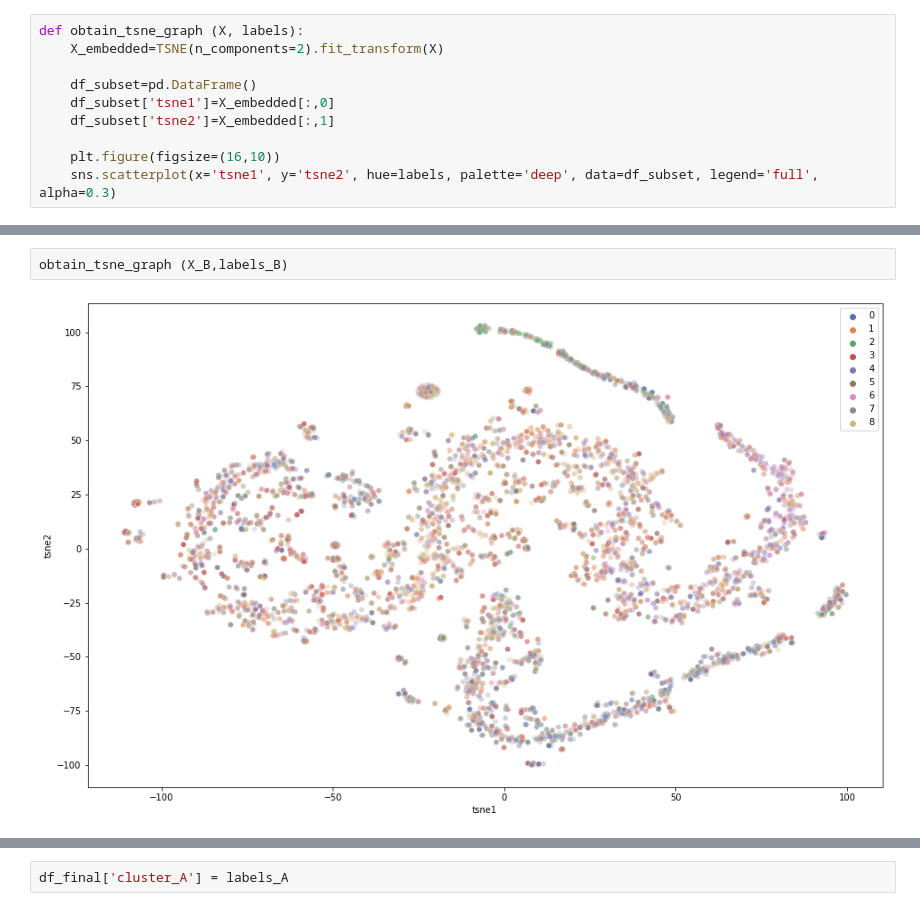
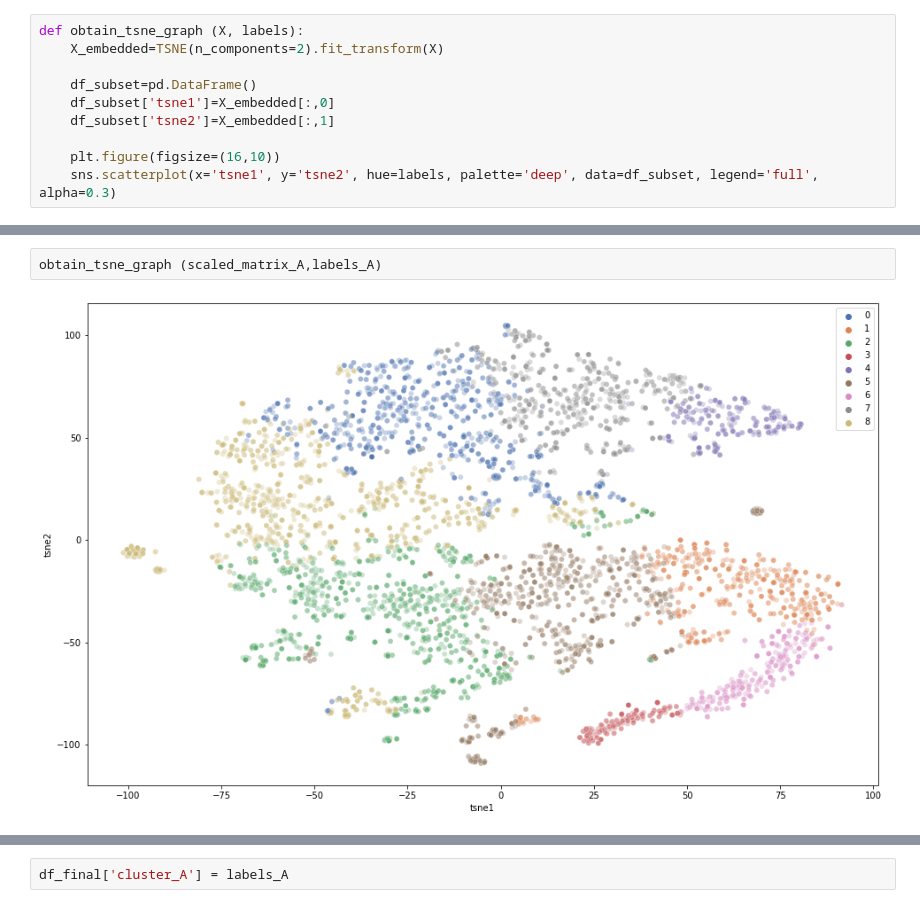
Before and after one commit to mbrull153/EDA-nlp-tfm, a Jupyter notebook: models_bueno-Copy1.ipynb, the cells around one changed output, grey strips where cells are left out. Cells and saved outputs as stored; diff of their text form.

```diff
--- a/models_bueno-Copy1.ipynb
+++ b/models_bueno-Copy1.ipynb
@@ -464,4 +482,4 @@ obtain_tsne_graph (X_A,labels_A)
-# %%
-obtain_tsne_graph (X_B,labels_B)
-# %% [output]
-[figure, removed]
+# %%
+obtain_tsne_graph (scaled_matrix_A,labels_A)
+# %% [output]
+[figure, added]
```
Also changed, not shown: parts of 80 cells of this notebook.
